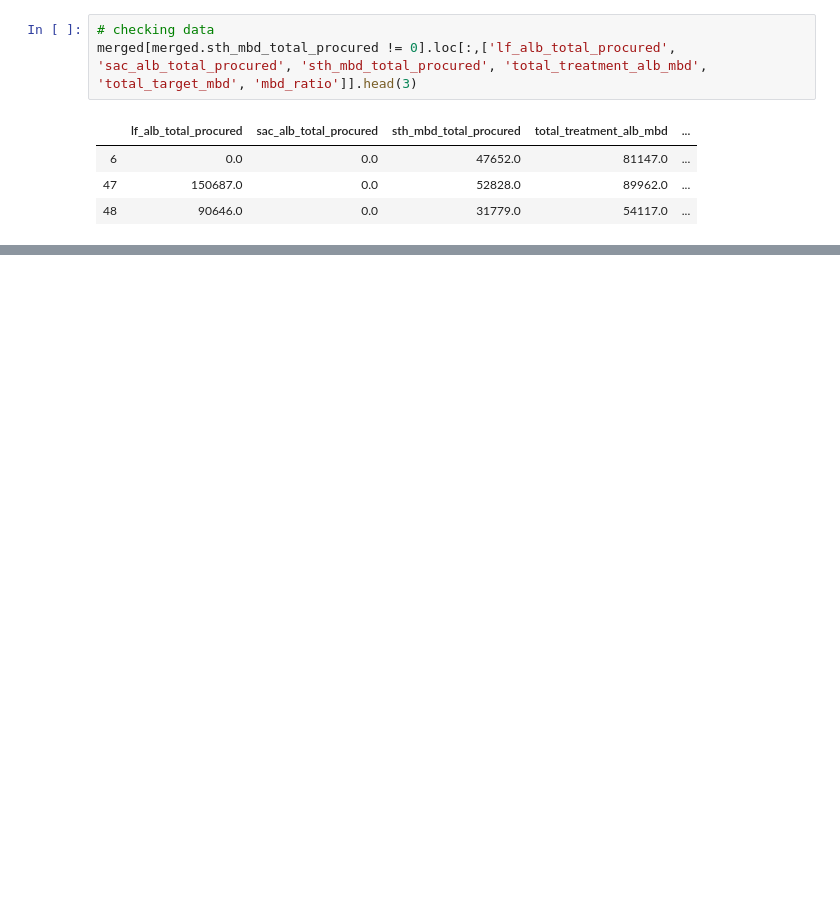
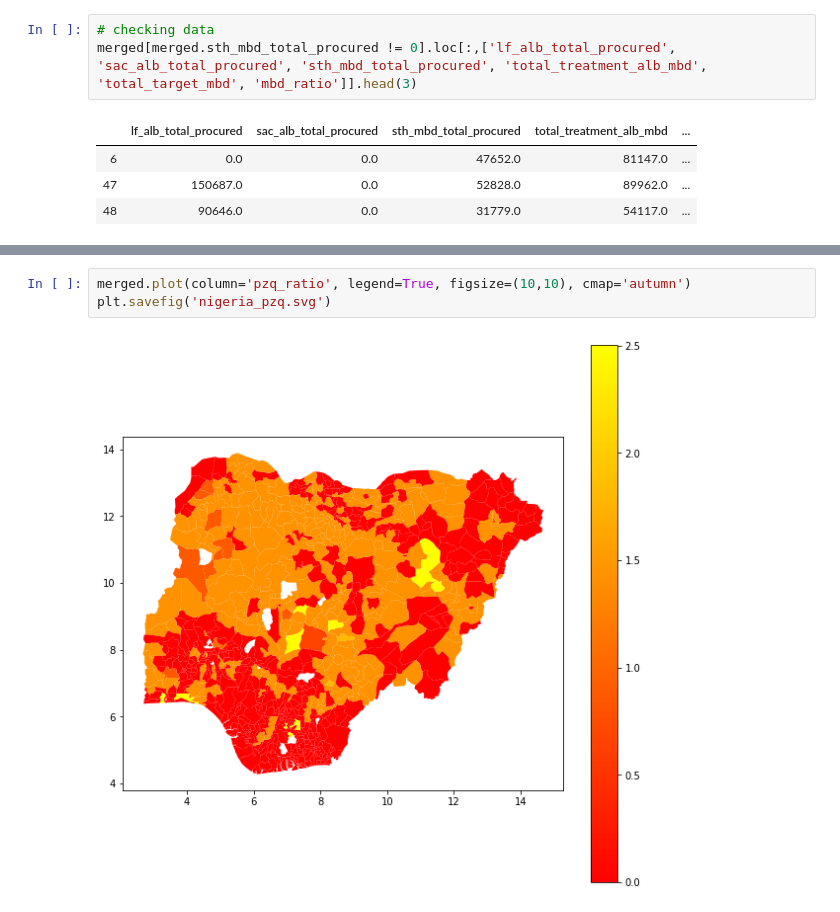
Before and after one commit to stm7631/AA-08-Washington-Data-Wizards, a Jupyter notebook: Code/Reading and Plotting Nigeria Data.ipynb, the cells around one changed output, grey strips where cells are left out. Saved outputs shown, nothing was run; the diff lists cells and outputs as text; blank space fills up the shorter version.

```diff
--- a/Code/Reading and Plotting Nigeria Data.ipynb
+++ b/Code/Reading and Plotting Nigeria Data.ipynb
@@ -135 +162,6 @@ merged.plot(column='mbd_ratio', legend=True, figsize=(10,10))
+# %%
+merged.plot(column='pzq_ratio', legend=True, figsize=(10,10), cmap='autumn')
+plt.savefig('nigeria_pzq.svg')
+# %% [output]
+[figure, added]
 # %%
```
Also changed, not shown: parts of 9 cells of this notebook, 1 other file.
